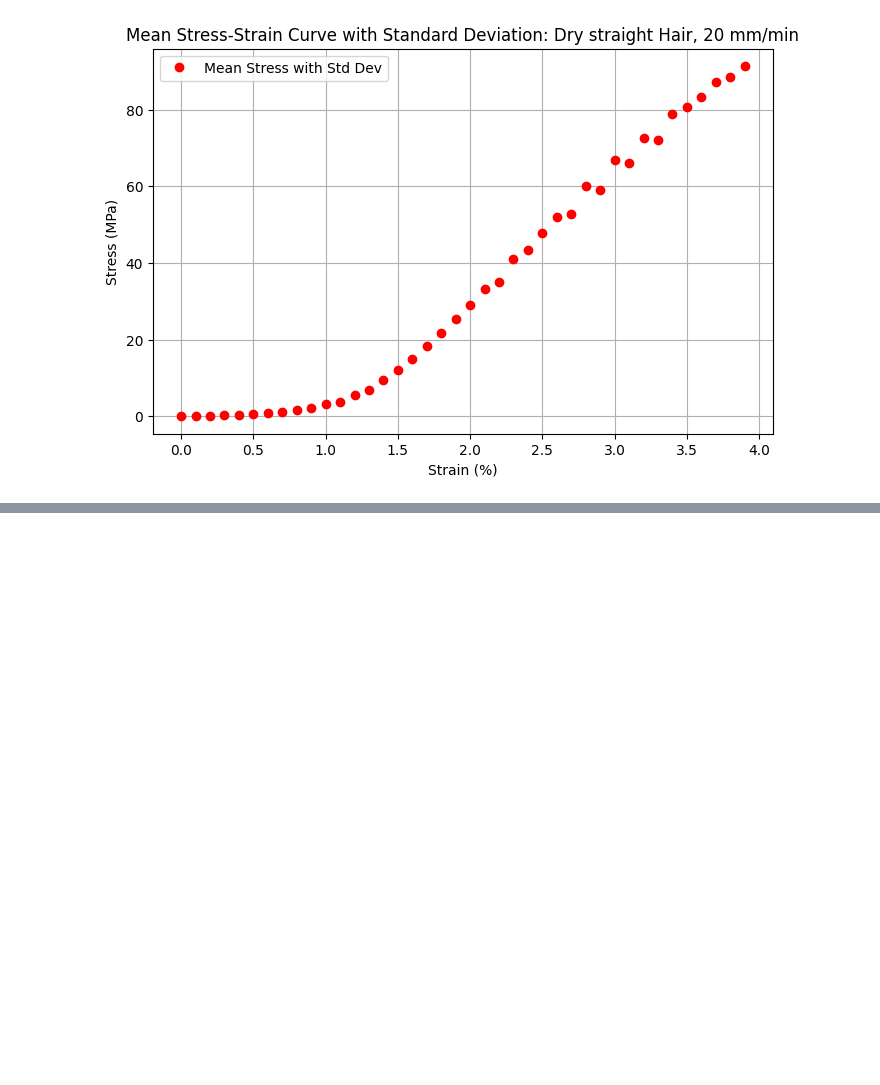
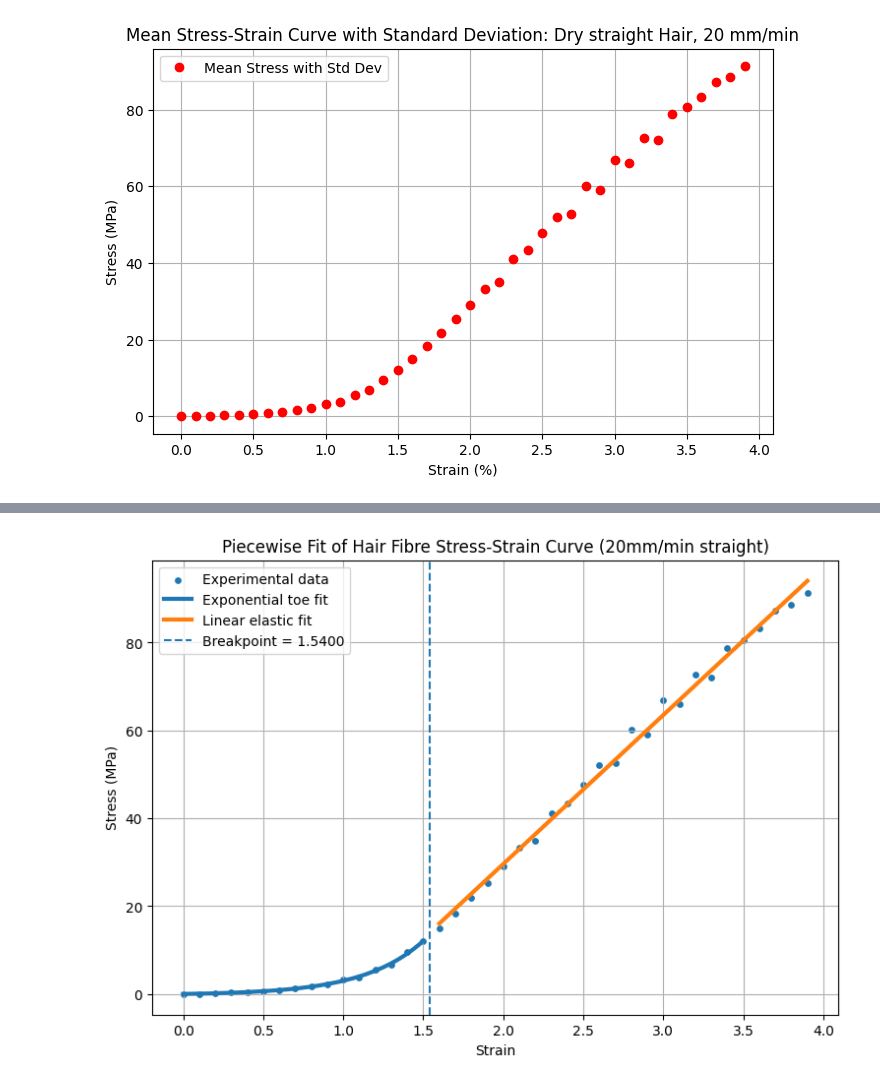
Before and after one commit to ifplutoknew/Python, a Jupyter notebook: Hair research data/dry straight_20mm.ipynb, the cells around one changed output, grey strips where cells are left out. Cells and saved outputs as stored; diff of their text form; code cells hidden in the pictures; blank space fills up the shorter version.

```diff
--- a/Hair research data/dry straight_20mm.ipynb
+++ b/Hair research data/dry straight_20mm.ipynb
@@ -424,3 +345,89 @@ plt.show()
+# %%
+best_breakpoint = best_result["breakpoint"]
+
+toe_mask = strain <= best_breakpoint
+elastic_mask = strain > best_breakpoint
+
+toe_strain = strain[toe_mask]
+toe_stress = stress[toe_mask]
+
+elastic_strain = strain[elastic_mask]
+elastic_stress = stress[elastic_mask]
+
+
+# Exponential fit
+
+A = best_result["A"]
+B = best_result["B"]
+
+toe_x = np.linspace(
+    toe_strain.min(),
+    toe_strain.max(),
+    200
+)
+
+toe_y = exponential(
+    toe_x,
+    A,
+    B
+)
+
+
+# Linear fit
+
+E = best_result["E"]
+C = best_result["C"]
+
+elastic_x = np.linspace(
+    elastic_strain.min(),
+    elastic_strain.max(),
+    200
+)
+
+elastic_y = E * elastic_x + C
+
+
+# Plot
+
+plt.figure(figsize=(9, 6))
+
+plt.scatter(
+    strain,
+    stress,
+    s=15,
+    label="Experimental data"
+)
+
+plt.plot(
+    toe_x,
+    toe_y,
+    linewidth=3,
+    label="Exponential toe fit"
+)
+
+plt.plot(
+    elastic_x,
+    elastic_y,
+    linewidth=3,
+    label="Linear elastic fit"
+)
+
+plt.axvline(
+    best_breakpoint,
+    linestyle="--",
+    label=f"Breakpoint = {best_breakpoint:.4f}"
+)
+
+plt.xlabel("Strain")
+plt.ylabel("Stress (MPa)")
+plt.title("Piecewise Fit of Hair Fibre Stress-Strain Curve (20mm/min straight)")
+
+plt.legend()
+plt.grid(True)
+
+plt.show()
+# %% [output]
+[figure, added]
 # %%
 # Use the selected best breakpoint instead of the last loop value
 breakpoint = best_breakpoint
```
Also changed, not shown: parts of 8 cells of this notebook, 5 other files.
